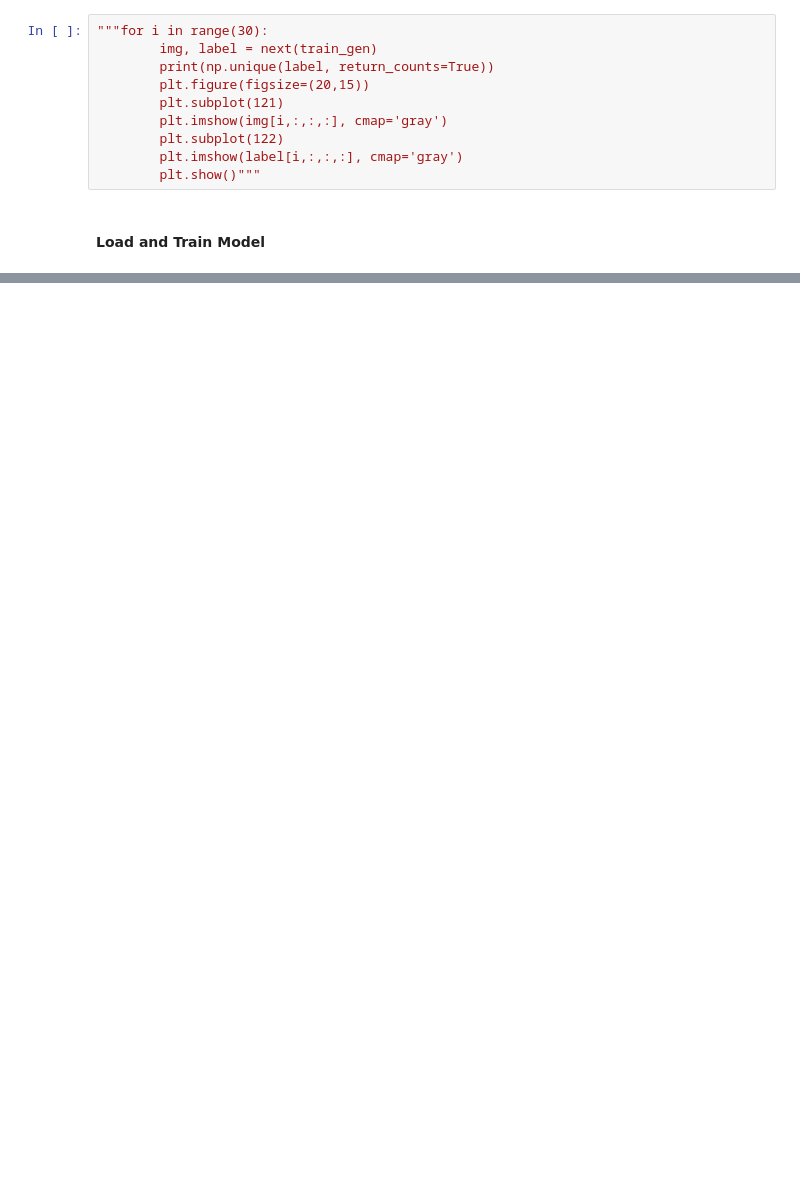
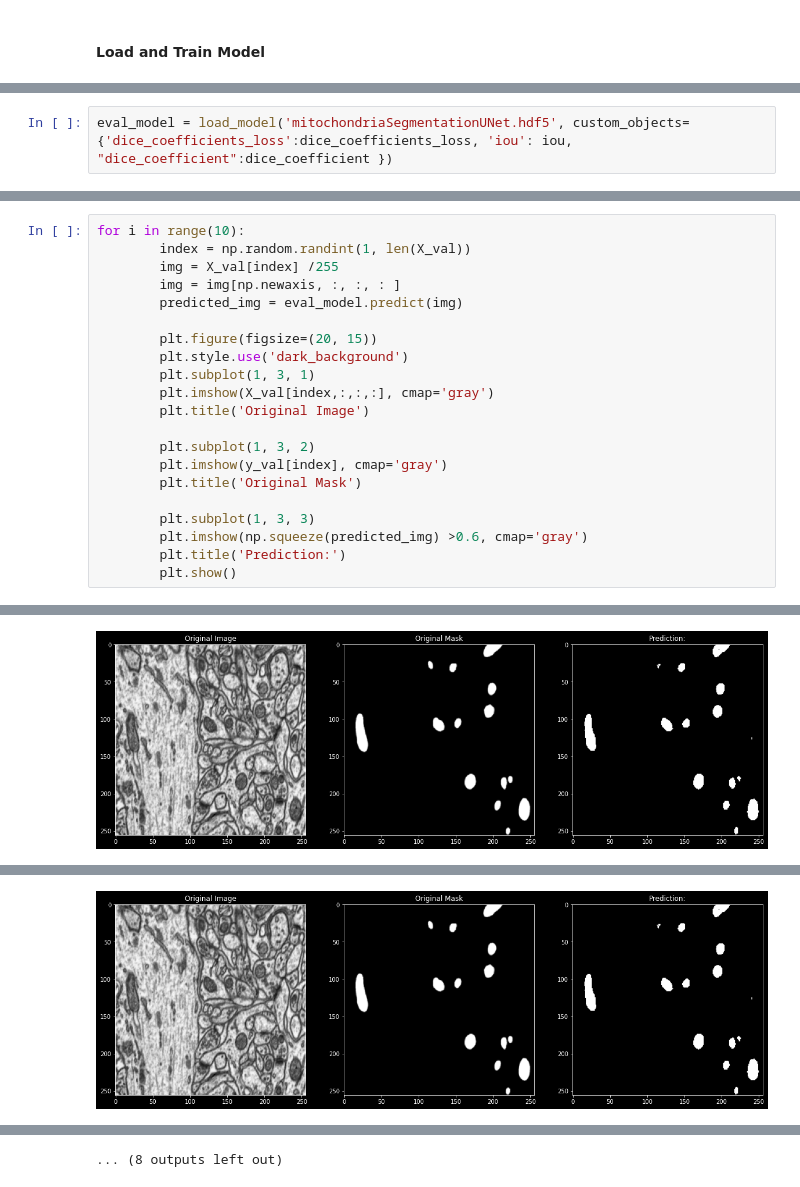
Before and after one commit to schmiff/UnetMitochondriaSegmentation, a Jupyter notebook: main.ipynb, the cells around one changed output, grey strips where cells are left out. Drawn from its saved outputs; the diff is of its cells as text; blank space fills up the shorter version.

```diff
--- a/main.ipynb
+++ b/main.ipynb
@@ -139,13 +143,3 @@ test_gen = createImageSegmentationGenerator(X_test, y_test, augmentation_dict=au
-# %%
-"""for i in range(30):
-        img, label = next(train_gen)
-        print(np.unique(label, return_counts=True))
-        plt.figure(figsize=(20,15))
-        plt.subplot(121)
-        plt.imshow(img[i,:,:,:], cmap='gray')
-        plt.subplot(122)
-        plt.imshow(label[i,:,:,:], cmap='gray')
-        plt.show()"""
 # %% [markdown]
 #### Load and Train Model
 # %%
@@ -170,0 +171,2 @@ history = model.fit(
+# %%
+eval_model = load_model('mitochondriaSegmentationUNet.hdf5', custom_objects={'dice_coefficients_loss':dice_coefficients_loss, 'iou': iou, "dice_coefficient":dice_coefficient })
@@ -170,0 +185,22 @@ history = model.fit(
+# %%
+for i in range(10):
+        index = np.random.randint(1, len(X_val))
+        img = X_val[index] /255
+        img = img[np.newaxis, :, :, : ]
+        predicted_img = eval_model.predict(img)
+
+        plt.figure(figsize=(20, 15))
+        plt.style.use('dark_background')
+        plt.subplot(1, 3, 1)
+        plt.imshow(X_val[index,:,:,:], cmap='gray')
+        plt.title('Original Image')
+
+        plt.subplot(1, 3, 2)
+        plt.imshow(y_val[index], cmap='gray')
+        plt.title('Original Mask')
+
+        plt.subplot(1, 3, 3)
+        plt.imshow(np.squeeze(predicted_img) >0.6, cmap='gray')
+        plt.title('Prediction:')
+        plt.show()
+# %% [output]
@@ -170,0 +208 @@ history = model.fit(
+[figure, added]
@@ -170,0 +210 @@ history = model.fit(
+[figure, added]
@@ -170,0 +219 @@ history = model.fit(
+... (8 outputs left out)
```
Also changed, not shown: parts of 9 cells of this notebook, 1 other file.
